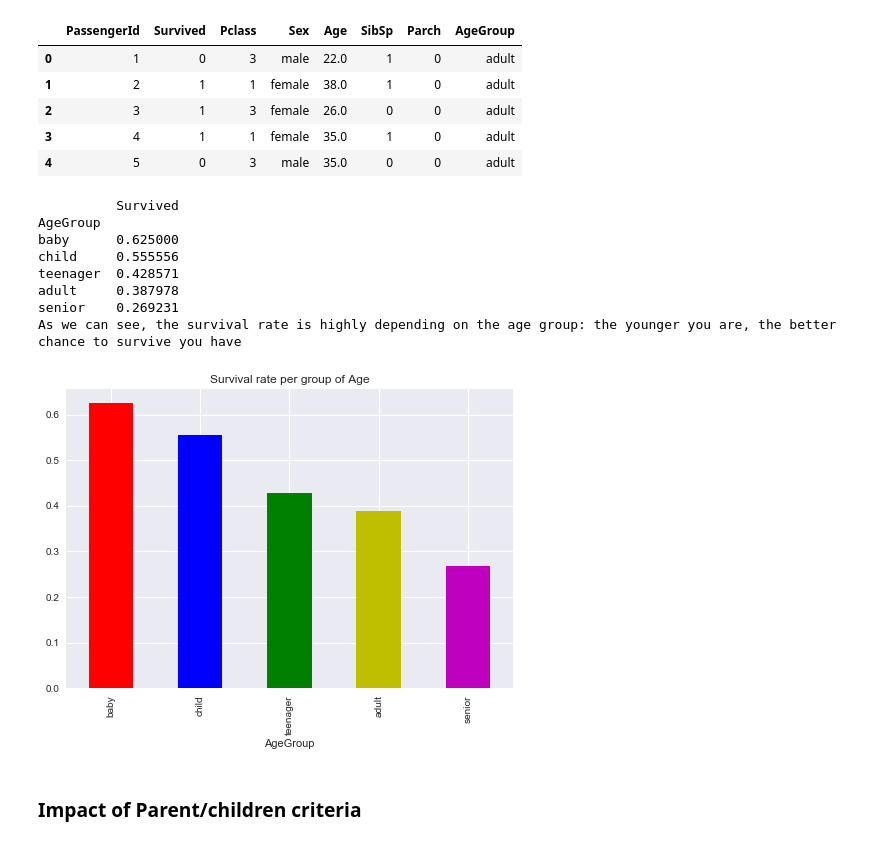
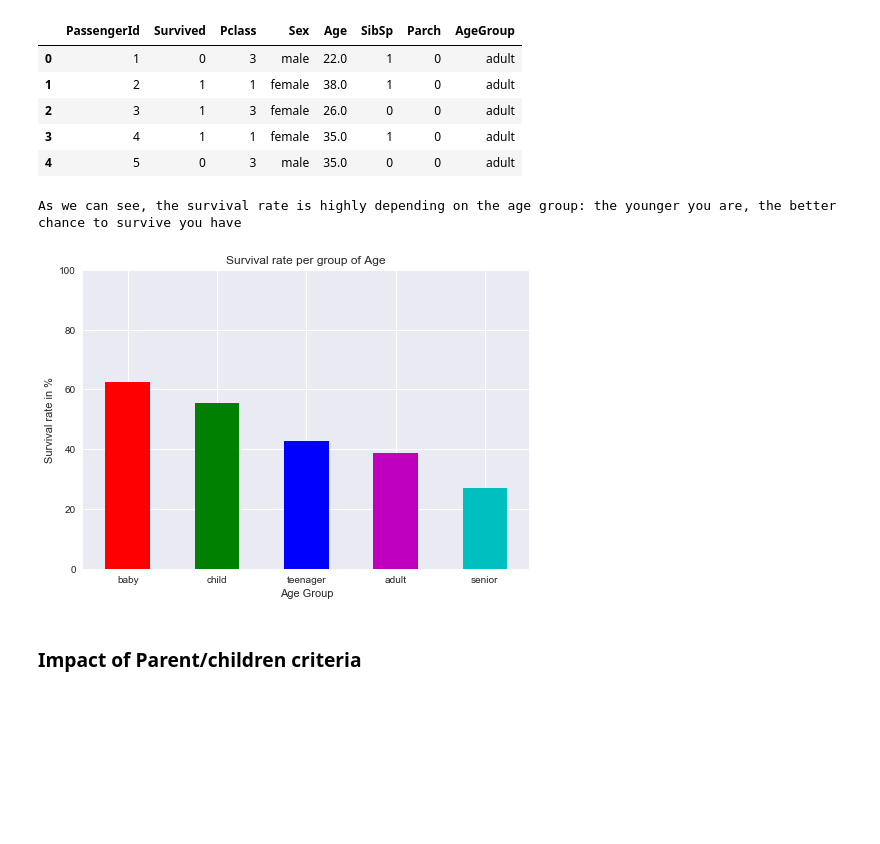
Before and after one commit to jocelyn19/dand_project0_titanic, a Jupyter notebook: Titanic report.ipynb, the cells around one changed output. Saved outputs shown, nothing was run; the diff lists cells and outputs as text; code cells hidden in the pictures; blank space fills up the shorter version.

```diff
--- a/Titanic report.ipynb
+++ b/Titanic report.ipynb
@@ -180,21 +180,18 @@ full_dataset_cleaned.head()
 | 3 | 4 | 1 | 1 | female | 35.0 | 1 | 0 | adult |
 | 4 | 5 | 0 | 3 | male | 35.0 | 0 | 0 | adult |
 # %%
-survivability_per_age_percentage = pd.DataFrame(full_dataset_cleaned.groupby(['AgeGroup'])['Survived'].mean())
-print(survivability_per_age_percentage)
-survivability_per_age_percentage.plot(kind='bar', color="rbgym", legend=False)
-plt.title("Survival rate per group of Age")
+survivability_per_age_percentage = full_dataset_cleaned.groupby(['AgeGroup'])['Survived'].mean()*100
+
+ax=survivability_per_age_percentage.plot.bar(color="rgbmc")
+ax.set(title='Survival rate per group of Age',
+       xlabel='Age Group', ylabel='Survival rate in %',
+       ylim=[0,100])
+ax.set_xticklabels(ax.get_xmajorticklabels(), rotation=0)
+
 print('As we can see, the survival rate is highly depending on the age group: the younger you are, the better chance to survive you have')
 # %% [output]
-          Survived
-AgeGroup
-baby      0.625000
-child     0.555556
-teenager  0.428571
-adult     0.387978
-senior    0.269231
 As we can see, the survival rate is highly depending on the age group: the younger you are, the better chance to survive you have
-[figure, old version]
+[figure, new version]
 # %% [markdown]
 ### Impact of  Parent/children criteria
 # %%
```
Also changed, not shown: parts of 12 cells of this notebook, 1 other file.
